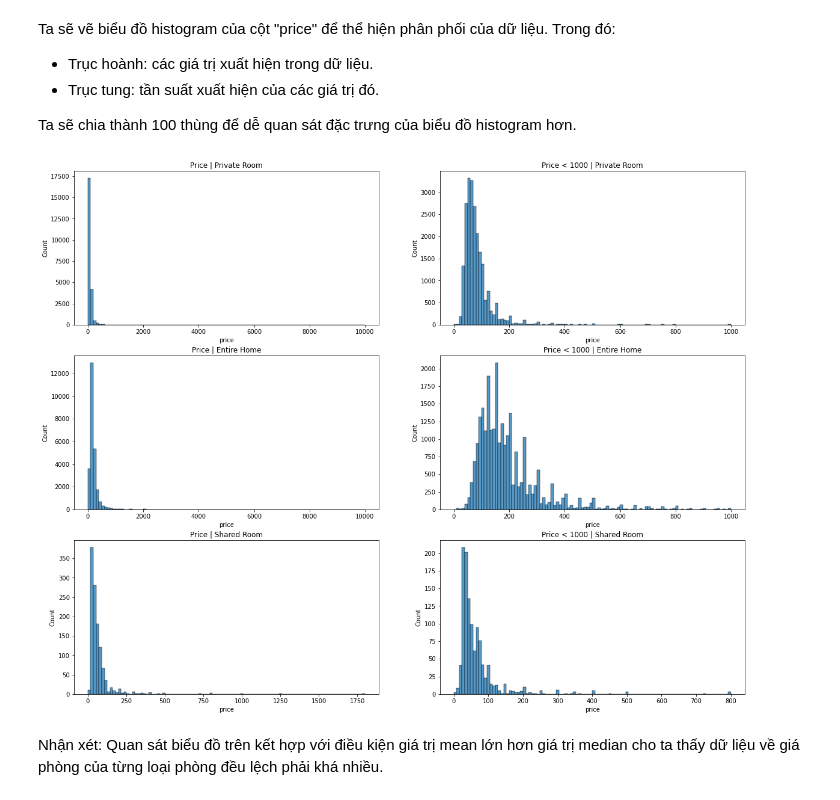
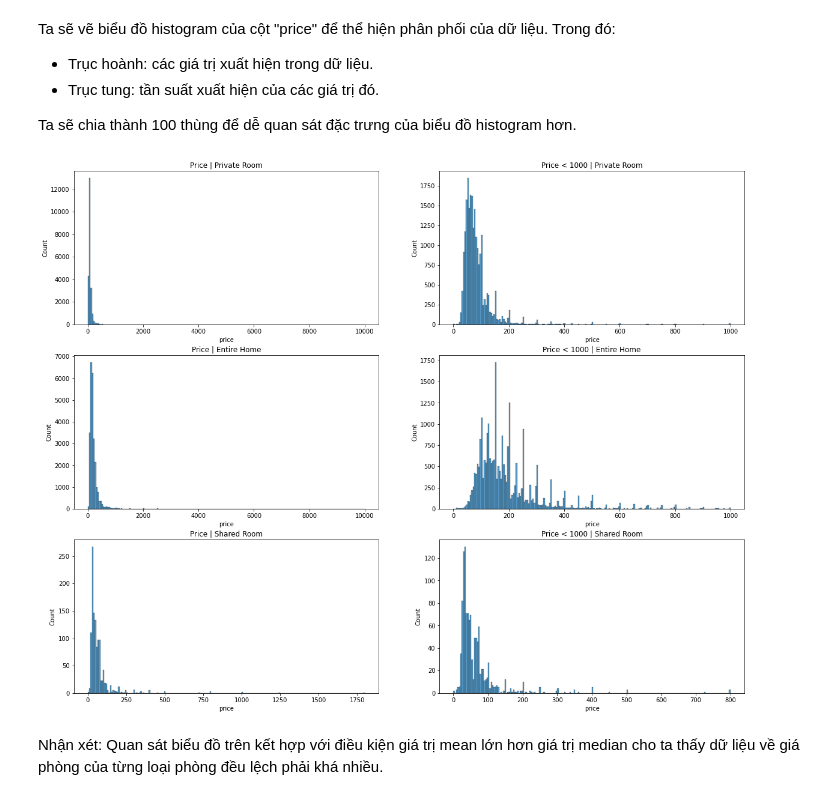
Before and after one commit to vt-khang/PTDLUD, a Jupyter notebook: DATH#1_PTDLUD#6.ipynb, the cells around one changed output. Drawn from its saved outputs; the diff is of its cells as text; code cells hidden in the pictures.

```diff
--- a/DATH#1_PTDLUD#6.ipynb
+++ b/DATH#1_PTDLUD#6.ipynb
@@ -118,33 +124,33 @@ Ta sẽ chia thành 100 thùng để dễ quan sát đặc trưng của biểu
 # %%
 fig = plt.subplots(3, 2, figsize = (20, 16))
 
 plt.subplot(3, 2, 1)
-sns.histplot(data = private_room_df, x = 'price', bins = 100)
+sns.histplot(data = private_room_df, x = 'price', bins = 200)
 plt.title('Price | Private Room')
 
 plt.subplot(3, 2, 2)
-sns.histplot(data = private_room_df[private_room_df['price'] < 1000], x = 'price', bins = 100)
+sns.histplot(data = private_room_df[private_room_df['price'] < 1000], x = 'price', bins = 200)
 plt.title('Price < 1000 | Private Room')
 
 plt.subplot(3, 2, 3)
-sns.histplot(data = entire_home_df, x = 'price', bins = 100)
+sns.histplot(data = entire_home_df, x = 'price', bins = 200)
 plt.title('Price | Entire Home')
 
 plt.subplot(3, 2, 4)
-sns.histplot(data = entire_home_df[entire_home_df['price'] < 1000], x = 'price', bins = 100)
+sns.histplot(data = entire_home_df[entire_home_df['price'] < 1000], x = 'price', bins = 200)
 plt.title('Price < 1000 | Entire Home')
 
 plt.subplot(3, 2, 5)
-sns.histplot(data = shared_room_df, x = 'price', bins = 100)
+sns.histplot(data = shared_room_df, x = 'price', bins = 200)
 plt.title('Price | Shared Room')
 
 plt.subplot(3, 2, 6)
-sns.histplot(data = shared_room_df[shared_room_df['price'] < 1000], x = 'price', bins = 100)
+sns.histplot(data = shared_room_df[shared_room_df['price'] < 1000], x = 'price', bins = 200)
 plt.title('Price < 1000 | Shared Room')
 
 plt.show()
 # %% [output]
-[figure, old version]
+[figure, new version]
 # %% [markdown]
 Nhận xét: Quan sát biểu đồ trên kết hợp với điều kiện giá trị mean lớn hơn giá trị median cho ta thấy dữ liệu về giá phòng của từng loại phòng đều lệch phải khá nhiều.
 # %% [markdown]
```
Also changed, not shown: parts of 3 cells of this notebook.
